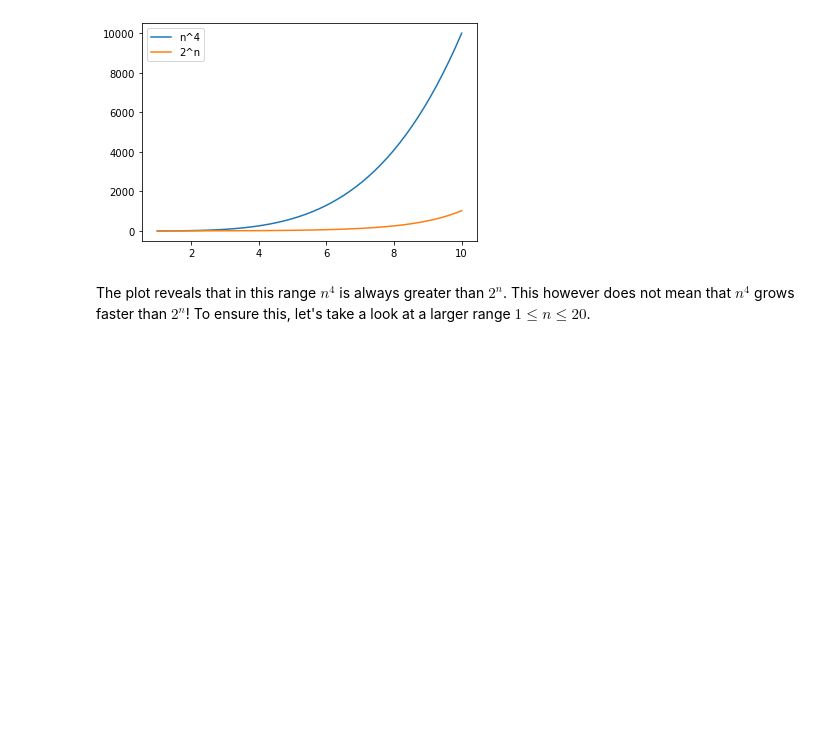
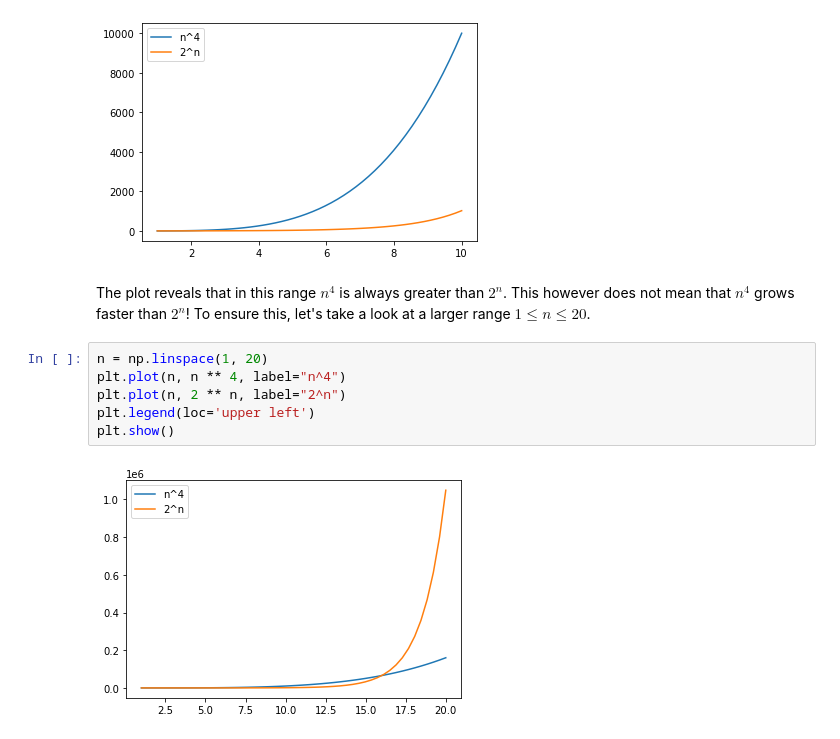
Before and after one commit to AayushTyagi1/Analyzing-Big-O-Notation, a Jupyter notebook: Analyzing Big-O Notation.ipynb, the cells around one changed output. Saved outputs shown, nothing was run; the diff lists cells and outputs as text; blank space fills up the shorter version.

```diff
--- a/Analyzing Big-O Notation.ipynb
+++ b/Analyzing Big-O Notation.ipynb
@@ -114,3 +114,11 @@ plt.show()
 [figure]
 # %% [markdown]
 The plot reveals that in this range $n^4$ is always greater than $2^n$. This however does not mean that $n^4$ grows faster than $2^n$! To ensure this, let's take a look at a larger range $1 \le n \le 20$.
+# %%
+n = np.linspace(1, 20)
+plt.plot(n, n ** 4, label="n^4")
+plt.plot(n, 2 ** n, label="2^n")
+plt.legend(loc='upper left')
+plt.show()
+# %% [output]
+[figure, added]
```
Also changed, not shown: parts of 10 cells of this notebook.
